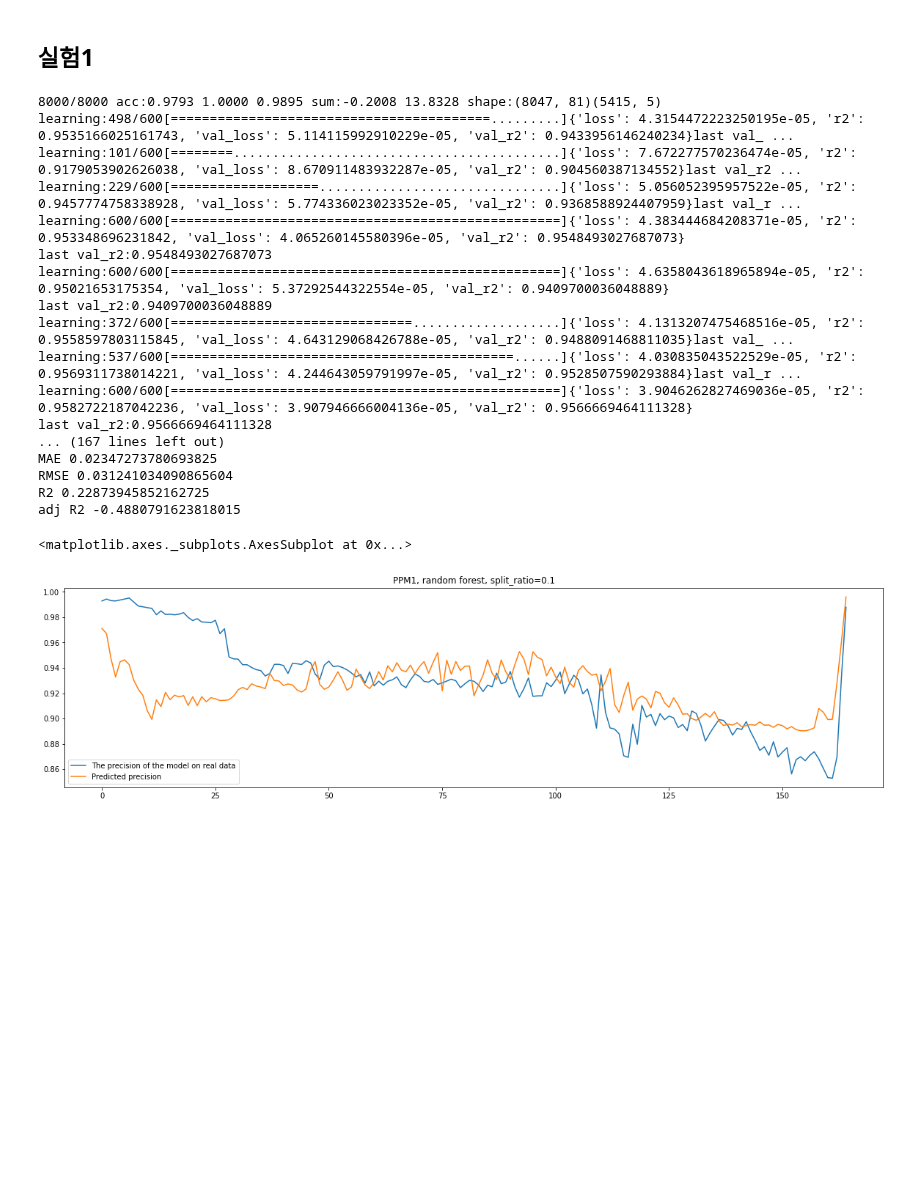
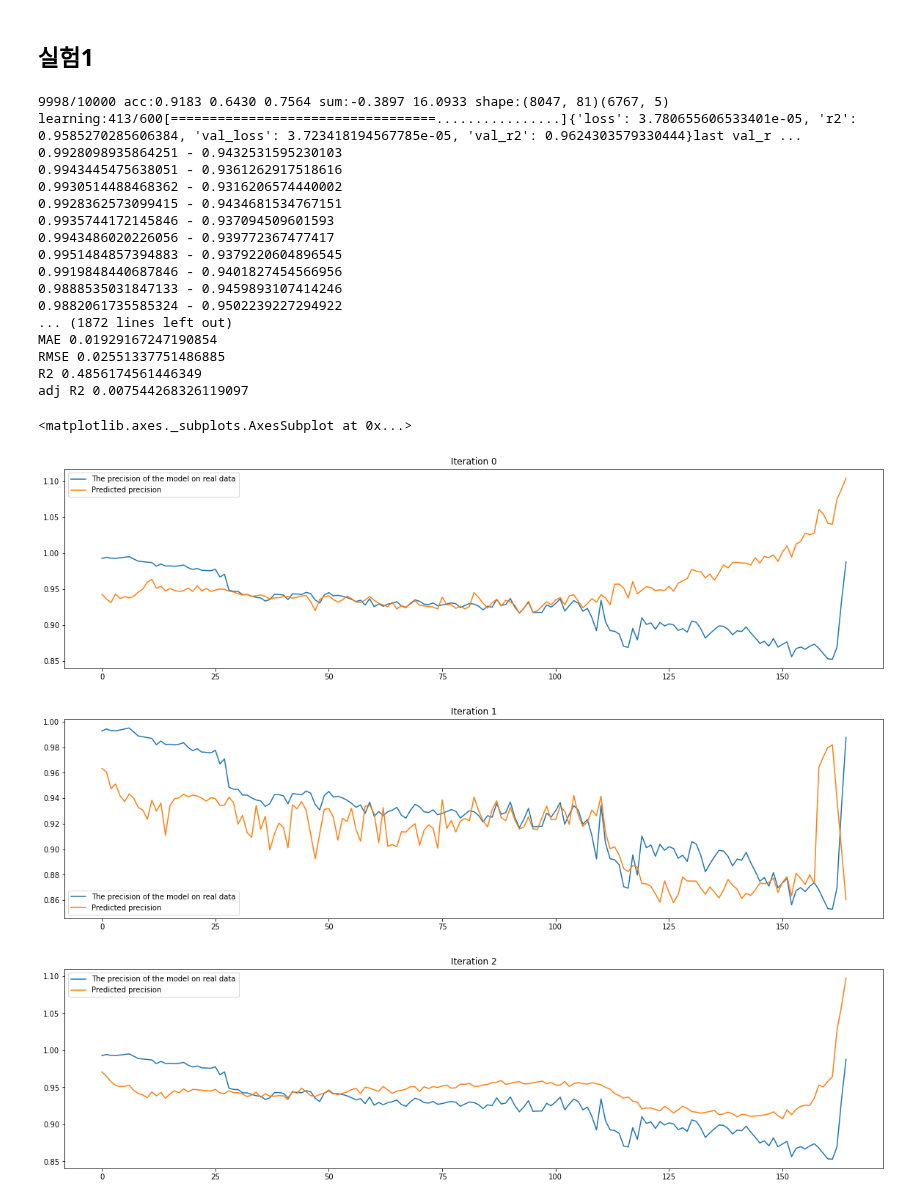
Before and after one commit to dolmani38/drift, a Jupyter notebook: Concept drift에 의한 모델의 성능 추정 방법_0611.ipynb, the cells around one changed output. Saved outputs shown, nothing was run; the diff lists cells and outputs as text; code cells hidden in the pictures; blank space fills up the shorter version.

```diff
--- a/Concept drift에 의한 모델의 성능 추정 방법_0611.ipynb
+++ b/Concept drift에 의한 모델의 성능 추정 방법_0611.ipynb
@@ -825,10 +829,17 @@ def train_model(epochs=600):
 # %%
-def ensemble_train(ensemble_num=30, epochs=600):
+def ensemble_train(ensemble_num=30, epochs=600, cut=0.90):
     models = []
     for i in range(ensemble_num):
         h,m = train_model(epochs)
         hist = pd.DataFrame(h.history)
         print(f"last val_r2:{hist.iloc[-1]['val_r2']}")
-        if hist.iloc[-1]['val_r2'] > 0.90:
+        if hist.iloc[-1]['val_r2'] > cut:
             models.append(m)
+            df2 = predict_precision_for_PPM1([m])
+            print(f"Iteration {i} ============================================================")
+            result_statistics(df2)
+            df2.plot(title=f'Iteration {i}', figsize=(20,5))
     return models
+# %%
+seed_everything()
+models = ensemble_train(ensemble_num=10, epochs=600)
@@ -854,11 +893,12 @@ def predict_precision_for_PPM1(models):
         Y3 = Y2[i*batch_size:(i+1)*batch_size]
         f1 = precision_recall_fscore_support(Y3, predict(scaler.transform(X3)),average='binary')
         X3_drift = ks_drift(x_ref,X3)
-        X3_drift = X3_drift[:,0] * ([1-a if a < 0.05 else 0 for a in X3_drift[:,1]])
-        #X3_drift = X3_drift[:,0] * (1-X3_drift[:,1])
+        X3_drift = X3_drift[:,0] * ([1 if a < 0.05 else 0 for a in X3_drift[:,1]])
+        #X3_drift = X3_drift[:,0] * (1-X3_drift[:,1]) *importances
         dd = pd.DataFrame(X3_drift.reshape(1,-1),columns=COLUMNS)[itc]
         #dd = drift_scaler.transform(dd)
-        acc_c = mean([m.predict(dd)[0][0] for m in  models]) #model_c.predict(dd)[0]
+        #acc_c = mean([m.predict(ss.transform(dd))[0][0] for m in  models]) #model_c.predict(dd)[0]
+        acc_c = mean([m.predict(dd)[0][0] for m in  models])
 
         print(f"{f1[0]} - {acc_c}")
         df['The precision of the model on real data'].append(f1[0])
@@ -868,5 +908,5 @@ def predict_precision_for_PPM1(models):
 
     return df2
 # %%
-df2 = predict_precision_for_PPM1()
+df2 = predict_precision_for_PPM1(models)
 # %% [output]
@@ -912,42 +963,42 @@ df2.plot(title='PPM1, random forest, split_ratio=0.1', figsize=(20,5))
 # %% [markdown]
 ## 실험1
 # %%
-random.seed(42)
-np.random.seed(42112)
 
 TOP = 5
 sampling_sigma=0.95
 permutaion_sigma=1
 
 itc = getImportanceColumnNameTop(prefix="",top=TOP)
 top_list = getImportanceIndexTop(top=TOP)
-metric_a,metric_b,metric_c,drift_data_ks_stats,drift_data_ks_pvals,drift_data_ks_stats_diff,drift_data_ks_pvals_diff,length = drift_sampling2(ML[2010].predict,sampling_sigma=0.95,permutaion_sigma=1,epoch = 8000,toplist=top_list)
+metric_a,metric_b,metric_c,drift_data_ks_stats,drift_data_ks_pvals,drift_data_ks_stats_diff,drift_data_ks_pvals_diff,length = drift_sampling2(ML[2010].predict,sampling_sigma=sampling_sigma,permutaion_sigma=permutaion_sigma,epoch = 10000,toplist=top_list)
 
 trainset = pd.DataFrame(drift_data_ks_stats*drift_data_ks_pvals_diff,columns=COLUMNS)
 dx = trainset[itc]
 print(dx.shape)
-
+seed_everything()
 models = ensemble_train(ensemble_num=10, epochs=600)
 df2 = predict_precision_for_PPM1(models)
 MAE,RMSE,r_2,adj_r2 = result_statistics(df2)
-df2.plot(title='PPM1, random forest, split_ratio=0.1', figsize=(20,5))
+df2.plot(title=f'TOP:{TOP}, sampling_sigma:{sampling_sigma}, permutaion_sigma:{permutaion_sigma}', figsize=(20,5))
 # %% [output]
-8000/8000 acc:0.9793 1.0000 0.9895 sum:-0.2008 13.8328 shape:(8047, 81)(5415, 5)
-learning:498/600[=========================================.........]{'loss': 4.3154472223250195e-05, 'r2': 0.9535166025161743, 'val_loss': 5.114115992910229e-05, 'val_r2': 0.9433956146240234}last val_ ...
-learning:101/600[========..........................................]{'loss': 7.672277570236474e-05, 'r2': 0.9179053902626038, 'val_loss': 8.670911483932287e-05, 'val_r2': 0.904560387134552}last val_r2 ...
-learning:229/600[===================...............................]{'loss': 5.056052395957522e-05, 'r2': 0.9457774758338928, 'val_loss': 5.774336023023352e-05, 'val_r2': 0.9368588924407959}last val_r ...
-learning:600/600[==================================================]{'loss': 4.383444684208371e-05, 'r2': 0.953348696231842, 'val_loss': 4.065260145580396e-05, 'val_r2': 0.9548493027687073}
-last val_r2:0.9548493027687073
-learning:600/600[==================================================]{'loss': 4.6358043618965894e-05, 'r2': 0.95021653175354, 'val_loss': 5.37292544322554e-05, 'val_r2': 0.9409700036048889}
-last val_r2:0.9409700036048889
-learning:372/600[===============================...................]{'loss': 4.1313207475468516e-05, 'r2': 0.9558597803115845, 'val_loss': 4.643129068426788e-05, 'val_r2': 0.9488091468811035}last val_ ...
-learning:537/600[============================================......]{'loss': 4.030835043522529e-05, 'r2': 0.9569311738014221, 'val_loss': 4.244643059791997e-05, 'val_r2': 0.9528507590293884}last val_r ...
-learning:600/600[==================================================]{'loss': 3.9046262827469036e-05, 'r2': 0.9582722187042236, 'val_loss': 3.907946666004136e-05, 'val_r2': 0.9566669464111328}
-last val_r2:0.9566669464111328
-... (167 lines left out)
-MAE 0.02347273780693825
-RMSE 0.031241034090865604
-R2 0.22873945852162725
-adj R2 -0.4880791623818015
+9998/10000 acc:0.9183 0.6430 0.7564 sum:-0.3897 16.0933 shape:(8047, 81)(6767, 5)
+learning:413/600[==================================................]{'loss': 3.780655606533401e-05, 'r2': 0.9585270285606384, 'val_loss': 3.723418194567785e-05, 'val_r2': 0.9624303579330444}last val_r ...
+0.9928098935864251 - 0.9432531595230103
+0.9943445475638051 - 0.9361262917518616
+0.9930514488468362 - 0.9316206574440002
+0.9928362573099415 - 0.9434681534767151
+0.9935744172145846 - 0.937094509601593
+0.9943486020226056 - 0.939772367477417
+0.9951484857394883 - 0.9379220604896545
+0.9919848440687846 - 0.9401827454566956
+0.9888535031847133 - 0.9459893107414246
+0.9882061735585324 - 0.9502239227294922
+... (1872 lines left out)
+MAE 0.01929167247190854
+RMSE 0.02551337751486885
+R2 0.4856174561446349
+adj R2 0.007544268326119097
 <matplotlib.axes._subplots.AxesSubplot at 0x...>
-[figure, old version]
+[figure, new version]
+[figure, added]
+[figure, added]
```
Also changed, not shown: parts of 24 cells of this notebook.
